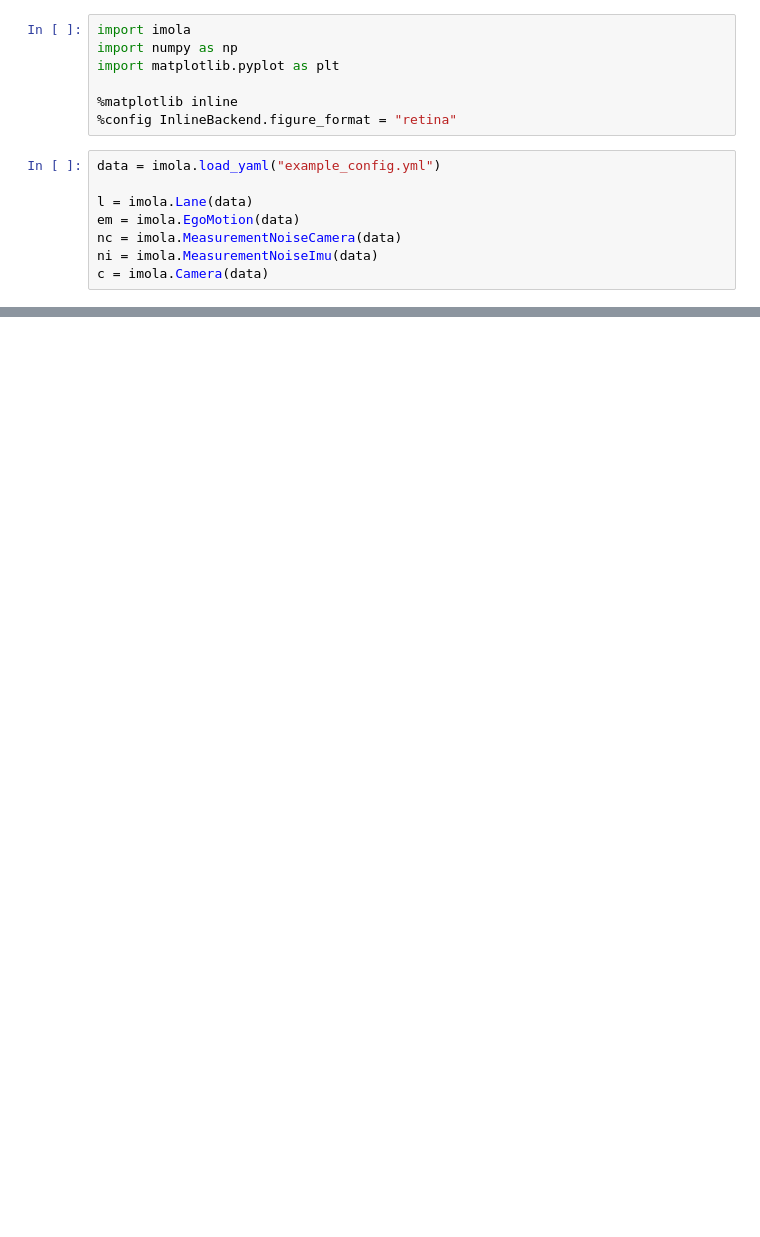
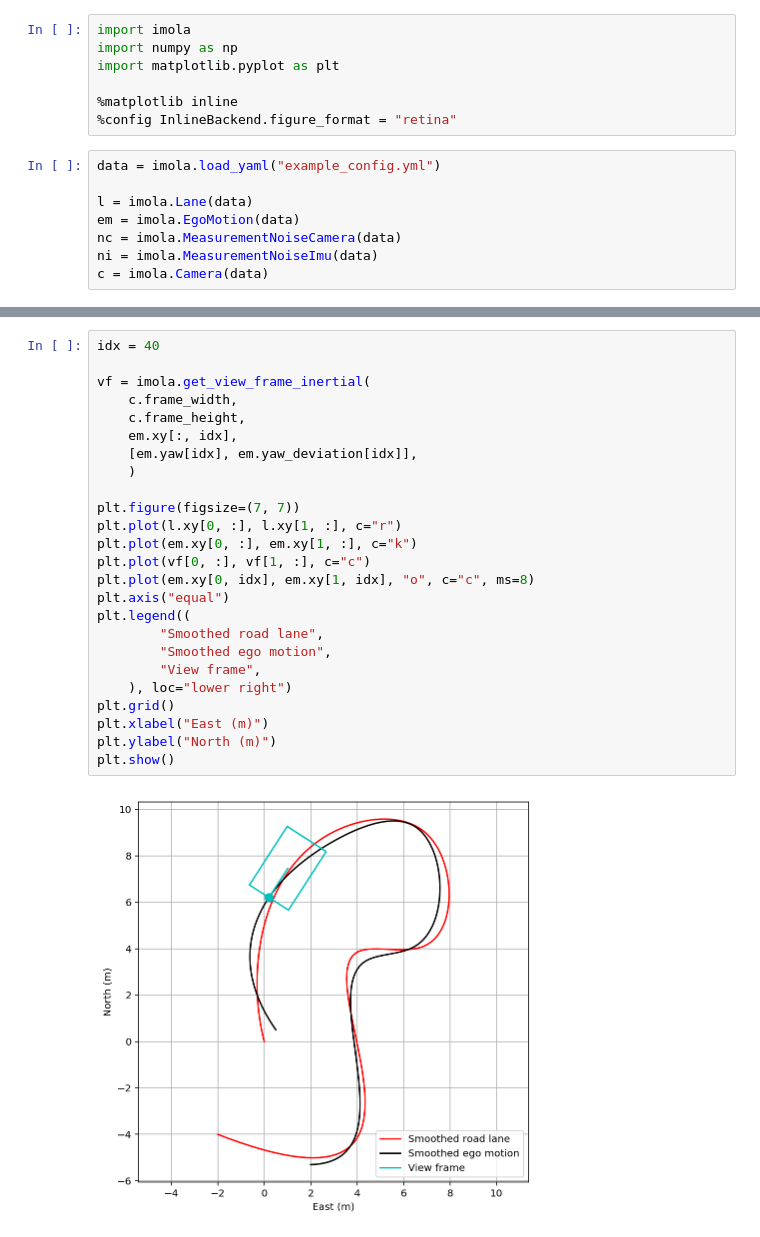
Before and after one commit to mp4096/imola, a Jupyter notebook: examples/simple_simulation.ipynb, the cells around one changed output, grey strips where cells are left out. Cells and saved outputs as stored; diff of their text form; blank space fills up the shorter version.

```diff
--- a/examples/simple_simulation.ipynb
+++ b/examples/simple_simulation.ipynb
@@ -34,3 +32,30 @@ plt.ylabel("North (m)")
 plt.show()
 # %% [output]
 [figure]
+# %%
+idx = 40
+
+vf = imola.get_view_frame_inertial(
+    c.frame_width,
+    c.frame_height,
+    em.xy[:, idx],
+    [em.yaw[idx], em.yaw_deviation[idx]],
+    )
+
+plt.figure(figsize=(7, 7))
+plt.plot(l.xy[0, :], l.xy[1, :], c="r")
+plt.plot(em.xy[0, :], em.xy[1, :], c="k")
+plt.plot(vf[0, :], vf[1, :], c="c")
+plt.plot(em.xy[0, idx], em.xy[1, idx], "o", c="c", ms=8)
+plt.axis("equal")
+plt.legend((
+        "Smoothed road lane",
+        "Smoothed ego motion",
+        "View frame",
+    ), loc="lower right")
+plt.grid()
+plt.xlabel("East (m)")
+plt.ylabel("North (m)")
+plt.show()
+# %% [output]
+[figure, added]
```
Also changed, not shown: parts of 2 cells of this notebook, 1 other file.
